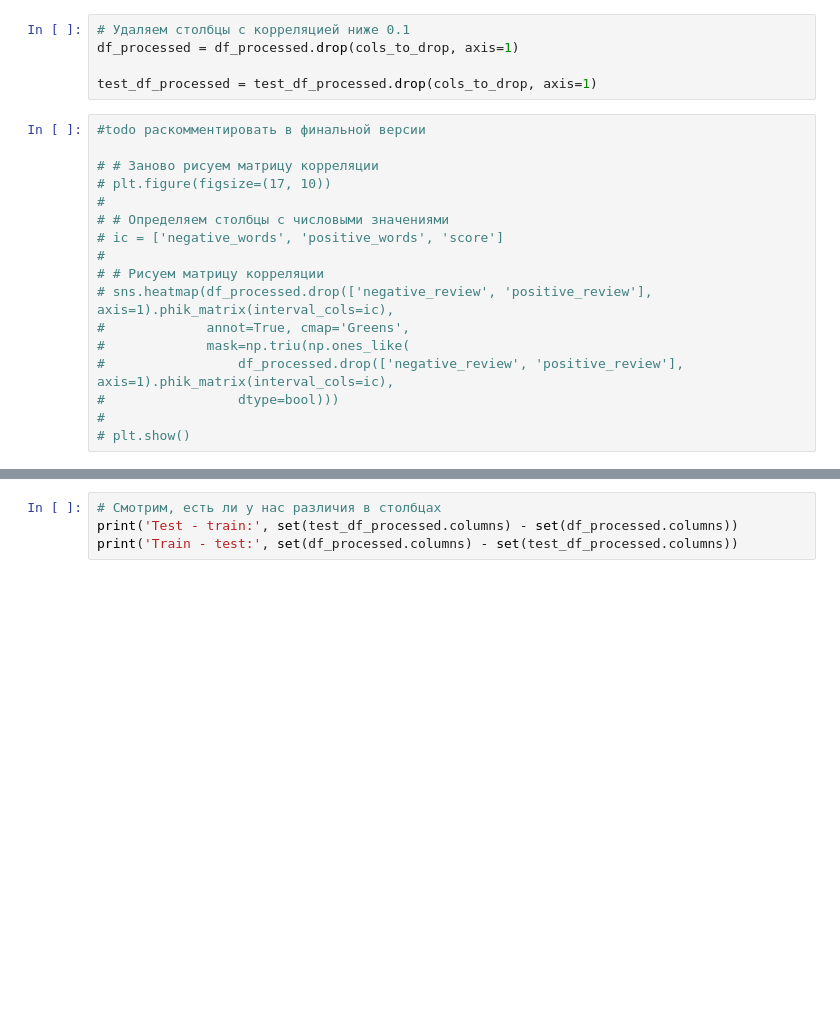
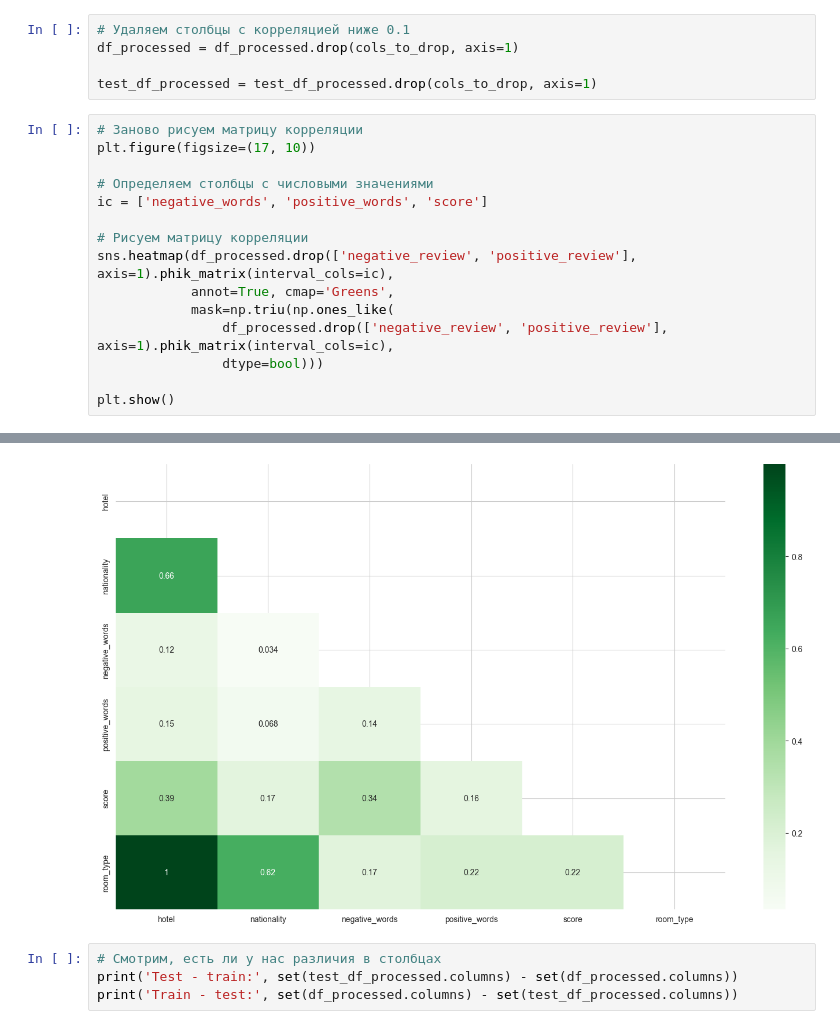
Before and after one commit to Moncervers/hotel_review_score_prediction, a Jupyter notebook: data_preprocessing.ipynb, the cells around one changed output, grey strips where cells are left out. Saved outputs shown, nothing was run; the diff lists cells and outputs as text; blank space fills up the shorter version.

```diff
--- a/data_preprocessing.ipynb
+++ b/data_preprocessing.ipynb
@@ -853,19 +870,18 @@ df_processed = df_processed.drop(cols_to_drop, axis=1)
 
 test_df_processed = test_df_processed.drop(cols_to_drop, axis=1)
 # %%
-#todo раскомментировать в финальной версии
+# Заново рисуем матрицу корреляции
+plt.figure(figsize=(17, 10))
 
-# # Заново рисуем матрицу корреляции
-# plt.figure(figsize=(17, 10))
-#
-# # Определяем столбцы с числовыми значениями
-# ic = ['negative_words', 'positive_words', 'score']
-#
-# # Рисуем матрицу корреляции
-# sns.heatmap(df_processed.drop(['negative_review', 'positive_review'], axis=1).phik_matrix(interval_cols=ic),
-#             annot=True, cmap='Greens',
-#             mask=np.triu(np.ones_like(
-#                 df_processed.drop(['negative_review', 'positive_review'], axis=1).phik_matrix(interval_cols=ic),
-#                 dtype=bool)))
-#
-# plt.show()
+# Определяем столбцы с числовыми значениями
+ic = ['negative_words', 'positive_words', 'score']
+
+# Рисуем матрицу корреляции
+sns.heatmap(df_processed.drop(['negative_review', 'positive_review'], axis=1).phik_matrix(interval_cols=ic),
+            annot=True, cmap='Greens',
+            mask=np.triu(np.ones_like(
+                df_processed.drop(['negative_review', 'positive_review'], axis=1).phik_matrix(interval_cols=ic),
+                dtype=bool)))
+
+plt.show()
+# %% [output]
@@ -872,3 +905,4 @@ test_df_processed = test_df_processed.drop(cols_to_drop, axis=1)
+[figure, added]
 # %%
 # Смотрим, есть ли у нас различия в столбцах
 print('Test - train:', set(test_df_processed.columns) - set(df_processed.columns))
```
Also changed, not shown: parts of 5 cells of this notebook, 1 other file.
